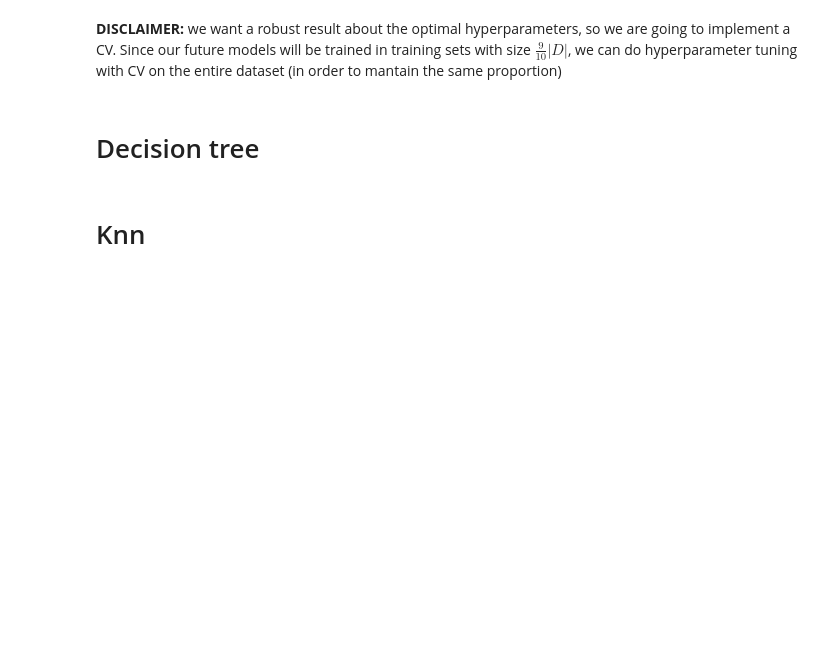
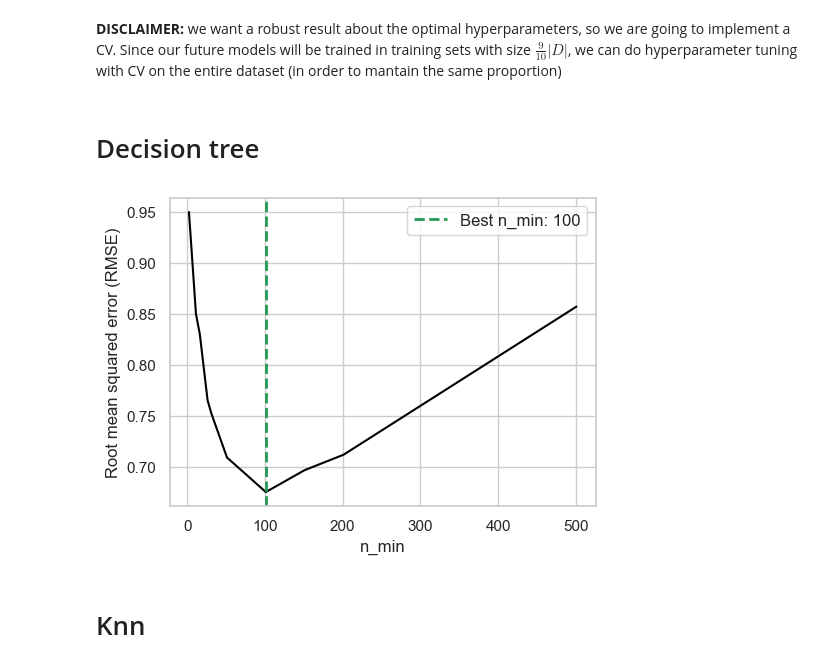
Before and after one commit to giuliofantuzzi/ML-final-project, a Jupyter notebook: code/ML-models/hyperparameter-tuning.ipynb, the cells around one changed output. Drawn from its saved outputs; the diff is of its cells as text; code cells hidden in the pictures; blank space fills up the shorter version.

```diff
--- a/code/ML-models/hyperparameter-tuning.ipynb
+++ b/code/ML-models/hyperparameter-tuning.ipynb
@@ -74,25 +91,27 @@ except Exception as e:
 # %%
 # Get the results in a DataFrame
 rt_results = pd.DataFrame(rt_grid_search.cv_results_)
 sns.set(style="whitegrid")
 # Plot MAE vs n_neighbors using Seaborn
 fig=plt.figure(figsize=(5.5, 4))
-sns.lineplot(x=rt_results['param_min_samples_split'], y=-rt_results['mean_test_score']-1,color='navy')
+sns.lineplot(x=rt_results['param_min_samples_split'], y=-rt_results['mean_test_score']-1,color='black')
 
 # Highlight the best parameter
 rt_best_param = rt_grid_search.best_params_['min_samples_split']
-plt.axvline(x=rt_best_param, color='red', linestyle='--', label=f'Best n_min: {rt_best_param-1}')
+plt.axvline(x=rt_best_param, color='#229954', linestyle='--', label=f'Best n_min: {rt_best_param-1}',linewidth=2)
 
 # Add labels and title
 plt.xlabel('n_min')
 plt.ylabel('Root mean squared error (RMSE)')
 #plt.title('RMSE vs min_samples_split with GridSearchCV')
-plt.legend(loc='upper right')
+plt.legend(loc='upper right',fontsize=12)
 
 # Show the plot
 plt.show()
 # Save the plot as png
-#fig.savefig('../../plots/dt_grid_search.png')
+fig.savefig('../../plots/dt_grid_search.png')
+# %% [output]
+[figure, added]
 # %% [markdown]
 # Knn
 # %%
```
Also changed, not shown: parts of 7 cells of this notebook, 4 other files.
